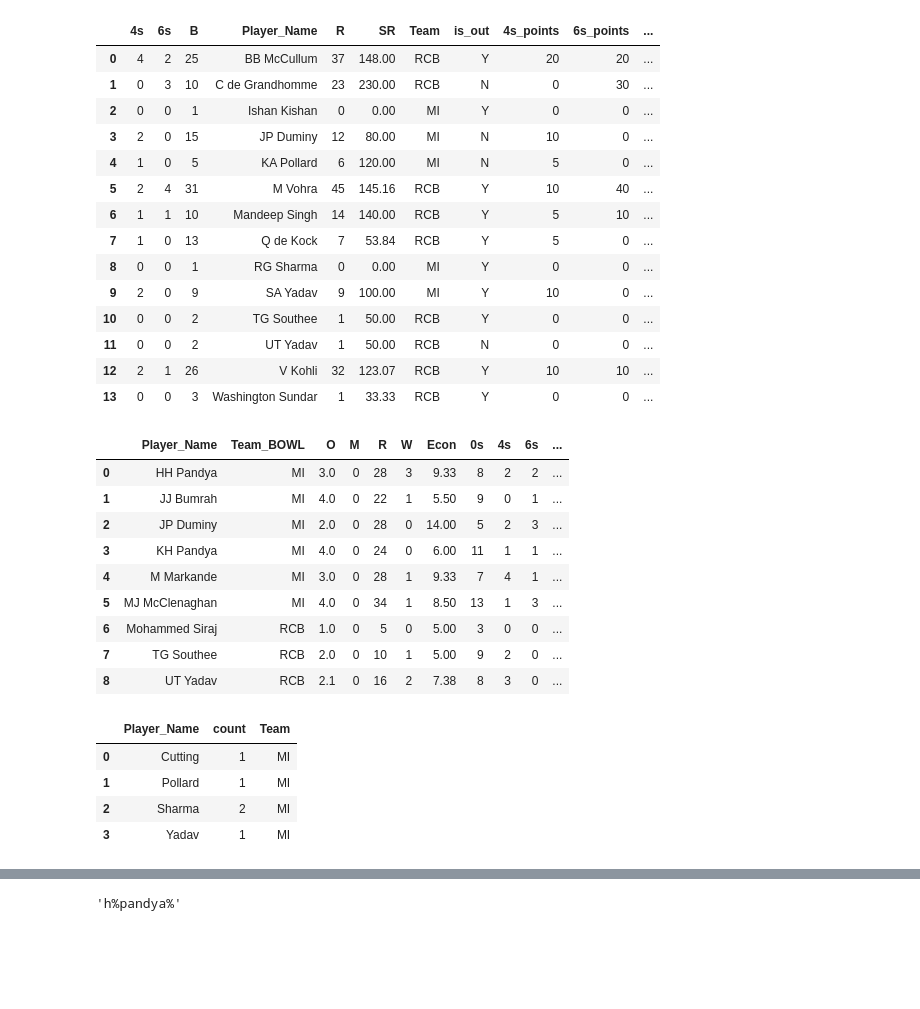
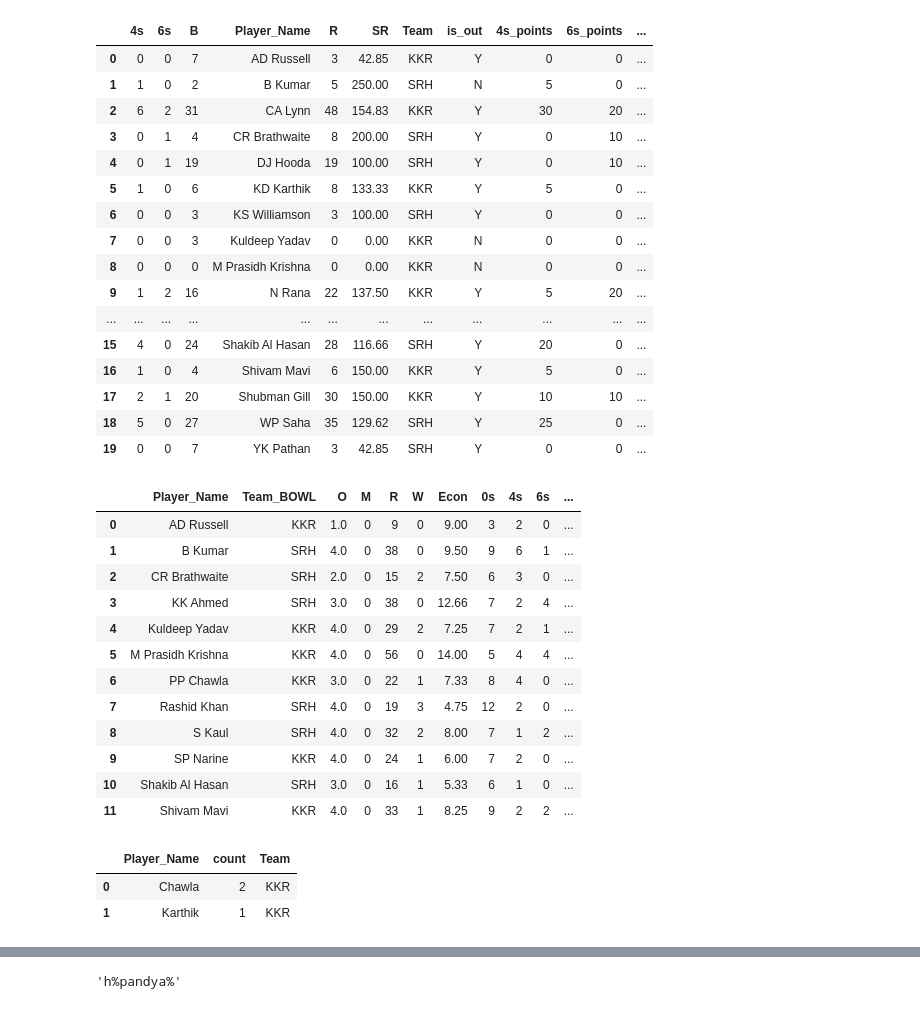
Before and after one commit to deepaksenthilkumar/cricinfo, a Jupyter notebook: Cricinfo.ipynb, the cells around one changed output, grey strips where cells are left out. Drawn from its saved outputs; the diff is of its cells as text; code cells hidden in the pictures; blank space fills up the shorter version.

```diff
--- a/Cricinfo.ipynb
+++ b/Cricinfo.ipynb
@@ -2,11 +2,12 @@
 import xlsxwriter
 import urllib
 from bs4 import BeautifulSoup
-match_link="http://www.espncricinfo.com/series/8048/scorecard/1136591/royal-challengers-bangalore-vs-mumbai-indians-31st-match-ipl"
 #Ensure you update this
-match_no=31
-innings=['RCB','MI']
-man_of_the_match="%Watson%"
-winning_team="MI"
+
+match_link="http://www.espncricinfo.com/series/8048/scorecard/1136619/kolkata-knight-riders-vs-sunrisers-hyderabad-qualifier-2-ipl"
+match_no=59
+innings=['SRH','KKR']
+man_of_the_match="%R%Khan%"
+winning_team="SRH"
 #duck_out_in0ball_players_list=[""]
 #not_out_in_0_players_list=[""]
@@ -100,47 +103,49 @@ def extract_batting_scorecard(team_no,batsmen_data):
 # %%
 import operator
 final_batting_scorecard=extract_batting_scorecard(1,batsmen_data)
 try:
     final_batting_scorecard=final_batting_scorecard.append(extract_batting_scorecard(2,batsmen_data), ignore_index=True)
 except:
     pass
 final_batting_scorecard['4s_points']=final_batting_scorecard['4s']*5
 final_batting_scorecard['6s_points']=final_batting_scorecard['6s']*10
 final_batting_scorecard['runs_points']=0
 final_batting_scorecard.loc[final_batting_scorecard['R'] >=15, 'runs_points'] =final_batting_scorecard['R']*1
 
 final_batting_scorecard['runs_bonus_points']=0
 final_batting_scorecard.loc[final_batting_scorecard['R'] >=50, 'runs_bonus_points'] = 25
-final_batting_scorecard.loc[final_batting_scorecard['R'] >=100, 'runs_bonus_points'] = 50
+final_batting_scorecard.loc[final_batting_scorecard['R'] >=100, 'runs_bonus_points'] = 75
 final_batting_scorecard.loc[operator.and_(final_batting_scorecard['R']==0, final_batting_scorecard['is_out']!='N'), 'runs_bonus_points'] =-20
 final_batting_scorecard['sr_points']=0
 final_batting_scorecard.loc[operator.and_(operator.and_(operator.or_(final_batting_scorecard['R'] >=15, final_batting_scorecard['B'] >=15),final_batting_scorecard['SR']>=50 ),final_batting_scorecard['SR']<75), 'sr_points'] =-20
 final_batting_scorecard.loc[operator.and_(operator.and_(operator.or_(final_batting_scorecard['R'] >=15, final_batting_scorecard['B'] >=15),final_batting_scorecard['SR']>=75 ),final_batting_scorecard['SR']<100), 'sr_points'] =-10
 final_batting_scorecard.loc[operator.and_(operator.and_(operator.or_(final_batting_scorecard['R'] >=15, final_batting_scorecard['B'] >=15),final_batting_scorecard['SR']>=100), final_batting_scorecard['SR']<125), 'sr_points'] =0
 final_batting_scorecard.loc[operator.and_(operator.and_(operator.or_(final_batting_scorecard['R'] >=15, final_batting_scorecard['B'] >=15),final_batting_scorecard['SR']>=125), final_batting_scorecard['SR']<175), 'sr_points'] =10
 final_batting_scorecard.loc[operator.and_(operator.and_(operator.or_(final_batting_scorecard['R'] >=15, final_batting_scorecard['B'] >=15),final_batting_scorecard['SR']>=175), final_batting_scorecard['SR']<250), 'sr_points'] =20
 final_batting_scorecard.loc[operator.and_(operator.and_(operator.or_(final_batting_scorecard['R'] >=15, final_batting_scorecard['B'] >=15),final_batting_scorecard['SR']>=250), final_batting_scorecard['SR']<1000), 'sr_points'] =30
 final_batting_scorecard['total_batting_points']=final_batting_scorecard['4s_points']+final_batting_scorecard['6s_points']+final_batting_scorecard['runs_points']+final_batting_scorecard['sr_points']+final_batting_scorecard['runs_bonus_points']
 final_batting_scorecard=final_batting_scorecard.sort_values(by=['Player_Name'])
 final_batting_scorecard=final_batting_scorecard.reset_index()
 del final_batting_scorecard['index']
 final_batting_scorecard
 # %% [output]
 |  | 4s | 6s | B | Player_Name | R | SR | Team | is_out | 4s_points | 6s_points | ... |
-| 0 | 4 | 2 | 25 | BB McCullum | 37 | 148.00 | RCB | Y | 20 | 20 | ... |
-| 1 | 0 | 3 | 10 | C de Grandhomme | 23 | 230.00 | RCB | N | 0 | 30 | ... |
-| 2 | 0 | 0 | 1 | Ishan Kishan | 0 | 0.00 | MI | Y | 0 | 0 | ... |
-| 3 | 2 | 0 | 15 | JP Duminy | 12 | 80.00 | MI | N | 10 | 0 | ... |
-| 4 | 1 | 0 | 5 | KA Pollard | 6 | 120.00 | MI | N | 5 | 0 | ... |
-| 5 | 2 | 4 | 31 | M Vohra | 45 | 145.16 | RCB | Y | 10 | 40 | ... |
-| 6 | 1 | 1 | 10 | Mandeep Singh | 14 | 140.00 | RCB | Y | 5 | 10 | ... |
-| 7 | 1 | 0 | 13 | Q de Kock | 7 | 53.84 | RCB | Y | 5 | 0 | ... |
-| 8 | 0 | 0 | 1 | RG Sharma | 0 | 0.00 | MI | Y | 0 | 0 | ... |
-| 9 | 2 | 0 | 9 | SA Yadav | 9 | 100.00 | MI | Y | 10 | 0 | ... |
-| 10 | 0 | 0 | 2 | TG Southee | 1 | 50.00 | RCB | Y | 0 | 0 | ... |
-| 11 | 0 | 0 | 2 | UT Yadav | 1 | 50.00 | RCB | N | 0 | 0 | ... |
-| 12 | 2 | 1 | 26 | V Kohli | 32 | 123.07 | RCB | Y | 10 | 10 | ... |
-| 13 | 0 | 0 | 3 | Washington Sundar | 1 | 33.33 | RCB | Y | 0 | 0 | ... |
+| 0 | 0 | 0 | 7 | AD Russell | 3 | 42.85 | KKR | Y | 0 | 0 | ... |
+| 1 | 1 | 0 | 2 | B Kumar | 5 | 250.00 | SRH | N | 5 | 0 | ... |
+| 2 | 6 | 2 | 31 | CA Lynn | 48 | 154.83 | KKR | Y | 30 | 20 | ... |
+| 3 | 0 | 1 | 4 | CR Brathwaite | 8 | 200.00 | SRH | Y | 0 | 10 | ... |
+| 4 | 0 | 1 | 19 | DJ Hooda | 19 | 100.00 | SRH | Y | 0 | 10 | ... |
+| 5 | 1 | 0 | 6 | KD Karthik | 8 | 133.33 | KKR | Y | 5 | 0 | ... |
+| 6 | 0 | 0 | 3 | KS Williamson | 3 | 100.00 | SRH | Y | 0 | 0 | ... |
+| 7 | 0 | 0 | 3 | Kuldeep Yadav | 0 | 0.00 | KKR | N | 0 | 0 | ... |
+| 8 | 0 | 0 | 0 | M Prasidh Krishna | 0 | 0.00 | KKR | N | 0 | 0 | ... |
+| 9 | 1 | 2 | 16 | N Rana | 22 | 137.50 | KKR | Y | 5 | 20 | ... |
+| ... | ... | ... | ... | ... | ... | ... | ... | ... | ... | ... | ... |
+| 15 | 4 | 0 | 24 | Shakib Al Hasan | 28 | 116.66 | SRH | Y | 20 | 0 | ... |
+| 16 | 1 | 0 | 4 | Shivam Mavi | 6 | 150.00 | KKR | Y | 5 | 0 | ... |
+| 17 | 2 | 1 | 20 | Shubman Gill | 30 | 150.00 | KKR | Y | 10 | 10 | ... |
+| 18 | 5 | 0 | 27 | WP Saha | 35 | 129.62 | SRH | Y | 25 | 0 | ... |
+| 19 | 0 | 0 | 7 | YK Pathan | 3 | 42.85 | SRH | Y | 0 | 0 | ... |
 # %%
 final_batting_scorecard['batting_pos'] = final_batting_scorecard.index
 
@@ -249,7 +254,7 @@ final_bowling_scorecard.loc[final_bowling_scorecard['W'] >=5,'wicket_bonus_point
 final_bowling_scorecard.loc[final_bowling_scorecard['W'] >=5,'wicket_bonus_points'] = 75
 final_bowling_scorecard['maiden_points']=final_bowling_scorecard['M']*25
 final_bowling_scorecard['dot_ball_points']=0
-final_bowling_scorecard['dot_ball_points']=4*(final_bowling_scorecard['0s']-final_bowling_scorecard['4s']-final_bowling_scorecard['6s']*1.5)
+final_bowling_scorecard['dot_ball_points']=4*(final_bowling_scorecard['0s']-final_bowling_scorecard['4s']-1.5*final_bowling_scorecard['6s'])
 
 final_bowling_scorecard['econ_points']=0
 final_bowling_scorecard.loc[operator.and_(operator.and_(final_bowling_scorecard['O'] >=2,final_bowling_scorecard['Econ']>0 ),final_bowling_scorecard['Econ']<=4), 'econ_points'] =25
@@ -266,15 +271,18 @@ del final_bowling_scorecard['index']
 final_bowling_scorecard
 # %% [output]
 |  | Player_Name | Team_BOWL | O | M | R | W | Econ | 0s | 4s | 6s | ... |
-| 0 | HH Pandya | MI | 3.0 | 0 | 28 | 3 | 9.33 | 8 | 2 | 2 | ... |
-| 1 | JJ Bumrah | MI | 4.0 | 0 | 22 | 1 | 5.50 | 9 | 0 | 1 | ... |
-| 2 | JP Duminy | MI | 2.0 | 0 | 28 | 0 | 14.00 | 5 | 2 | 3 | ... |
-| 3 | KH Pandya | MI | 4.0 | 0 | 24 | 0 | 6.00 | 11 | 1 | 1 | ... |
-| 4 | M Markande | MI | 3.0 | 0 | 28 | 1 | 9.33 | 7 | 4 | 1 | ... |
-| 5 | MJ McClenaghan | MI | 4.0 | 0 | 34 | 1 | 8.50 | 13 | 1 | 3 | ... |
-| 6 | Mohammed Siraj | RCB | 1.0 | 0 | 5 | 0 | 5.00 | 3 | 0 | 0 | ... |
-| 7 | TG Southee | RCB | 2.0 | 0 | 10 | 1 | 5.00 | 9 | 2 | 0 | ... |
-| 8 | UT Yadav | RCB | 2.1 | 0 | 16 | 2 | 7.38 | 8 | 3 | 0 | ... |
+| 0 | AD Russell | KKR | 1.0 | 0 | 9 | 0 | 9.00 | 3 | 2 | 0 | ... |
+| 1 | B Kumar | SRH | 4.0 | 0 | 38 | 0 | 9.50 | 9 | 6 | 1 | ... |
+| 2 | CR Brathwaite | SRH | 2.0 | 0 | 15 | 2 | 7.50 | 6 | 3 | 0 | ... |
+| 3 | KK Ahmed | SRH | 3.0 | 0 | 38 | 0 | 12.66 | 7 | 2 | 4 | ... |
+| 4 | Kuldeep Yadav | KKR | 4.0 | 0 | 29 | 2 | 7.25 | 7 | 2 | 1 | ... |
+| 5 | M Prasidh Krishna | KKR | 4.0 | 0 | 56 | 0 | 14.00 | 5 | 4 | 4 | ... |
+| 6 | PP Chawla | KKR | 3.0 | 0 | 22 | 1 | 7.33 | 8 | 4 | 0 | ... |
+| 7 | Rashid Khan | SRH | 4.0 | 0 | 19 | 3 | 4.75 | 12 | 2 | 0 | ... |
+| 8 | S Kaul | SRH | 4.0 | 0 | 32 | 2 | 8.00 | 7 | 1 | 2 | ... |
+| 9 | SP Narine | KKR | 4.0 | 0 | 24 | 1 | 6.00 | 7 | 2 | 0 | ... |
+| 10 | Shakib Al Hasan | SRH | 3.0 | 0 | 16 | 1 | 5.33 | 6 | 1 | 0 | ... |
+| 11 | Shivam Mavi | KKR | 4.0 | 0 | 33 | 1 | 8.25 | 9 | 2 | 2 | ... |
 # %%
 final_bowling_scorecard['bowling_pos'] = final_bowling_scorecard.index
 
@@ -411,10 +419,8 @@ catch_scorecard=final_fielding_scorecard_pd
 final_fielding_scorecard_pd
 # %% [output]
 |  | Player_Name | count | Team |
-| 0 | Cutting | 1 | MI |
-| 1 | Pollard | 1 | MI |
-| 2 | Sharma | 2 | MI |
-| 3 | Yadav | 1 | MI |
+| 0 | Chawla | 2 | KKR |
+| 1 | Karthik | 1 | KKR |
 # %%
 try:
     pos=2
```
Also changed, not shown: parts of 17 cells of this notebook.
